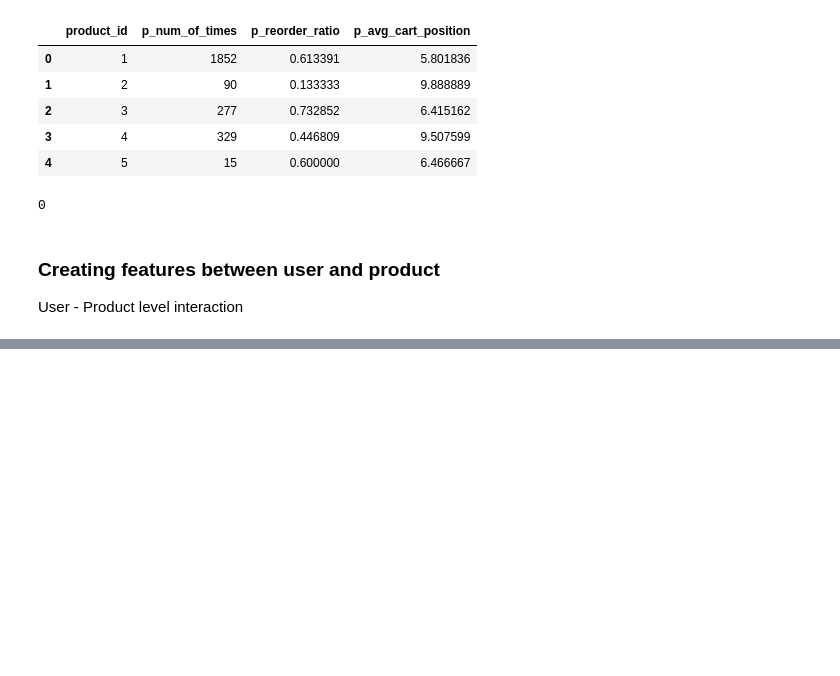
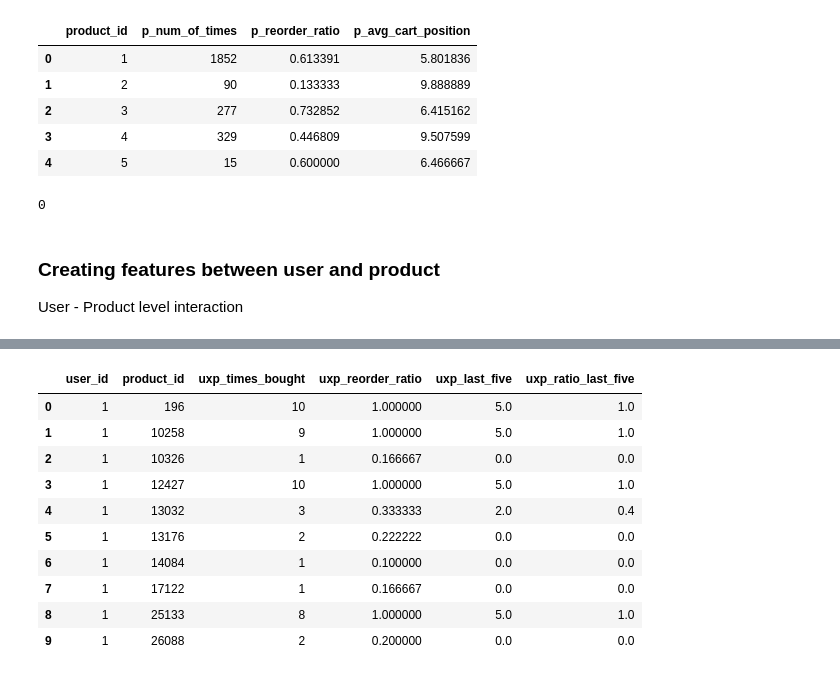
Before and after one commit to saimadhu27/instacart_analysis, a Jupyter notebook: notebook_eda.ipynb, the cells around one changed output, grey strips where cells are left out. Saved outputs shown, nothing was run; the diff lists cells and outputs as text; code cells hidden in the pictures; blank space fills up the shorter version.

```diff
--- a/notebook_eda.ipynb
+++ b/notebook_eda.ipynb
@@ -469,0 +605,4 @@ User - Product level interaction
+# %%
+#keeping only the first 5 orders from the order_number_back.
+temp = prior_orders.loc[prior_orders.order_number_back <= 5]
+temp.head()
@@ -469,0 +616,4 @@ User - Product level interaction
+# %%
+#product bought by users in the last_five orders.
+last_five = temp.groupby(by=['user_id', 'product_id'])['order_id'].aggregate('count').to_frame('uxp_last_five').reset_index()
+last_five.head()
@@ -469,0 +627,6 @@ User - Product level interaction
+# %%
+#ratio of the products bought in the last_five orders.
+last_five['uxp_ratio_last_five'] = last_five.uxp_last_five / 5.0
+# #changing the dtype.
+# last_five['uxp_ratio_last_five'] = last_five['uxp_ratio_last_five'].astype(np.float16)
+last_five.head()
@@ -469,0 +640,7 @@ User - Product level interaction
+# %%
+#merging this feature with uxp df.
+uxp = uxp.merge(last_five, on=['user_id', 'product_id'], how='left')
+
+del [last_five, temp]
+gc.collect()
+uxp.head()
@@ -469,0 +654,16 @@ User - Product level interaction
+# %%
+#filling the NAN values with 0.
+uxp.fillna(0, inplace=True)
+uxp.head(10)
+# %% [output]
+|  | user_id | product_id | uxp_times_bought | uxp_reorder_ratio | uxp_last_five | uxp_ratio_last_five |
+| 0 | 1 | 196 | 10 | 1.000000 | 5.0 | 1.0 |
+| 1 | 1 | 10258 | 9 | 1.000000 | 5.0 | 1.0 |
+| 2 | 1 | 10326 | 1 | 0.166667 | 0.0 | 0.0 |
+| 3 | 1 | 12427 | 10 | 1.000000 | 5.0 | 1.0 |
+| 4 | 1 | 13032 | 3 | 0.333333 | 2.0 | 0.4 |
+| 5 | 1 | 13176 | 2 | 0.222222 | 0.0 | 0.0 |
+| 6 | 1 | 14084 | 1 | 0.100000 | 0.0 | 0.0 |
+| 7 | 1 | 17122 | 1 | 0.166667 | 0.0 | 0.0 |
+| 8 | 1 | 25133 | 8 | 1.000000 | 5.0 | 1.0 |
+| 9 | 1 | 26088 | 2 | 0.200000 | 0.0 | 0.0 |
```
Also changed, not shown: parts of 24 cells of this notebook.
